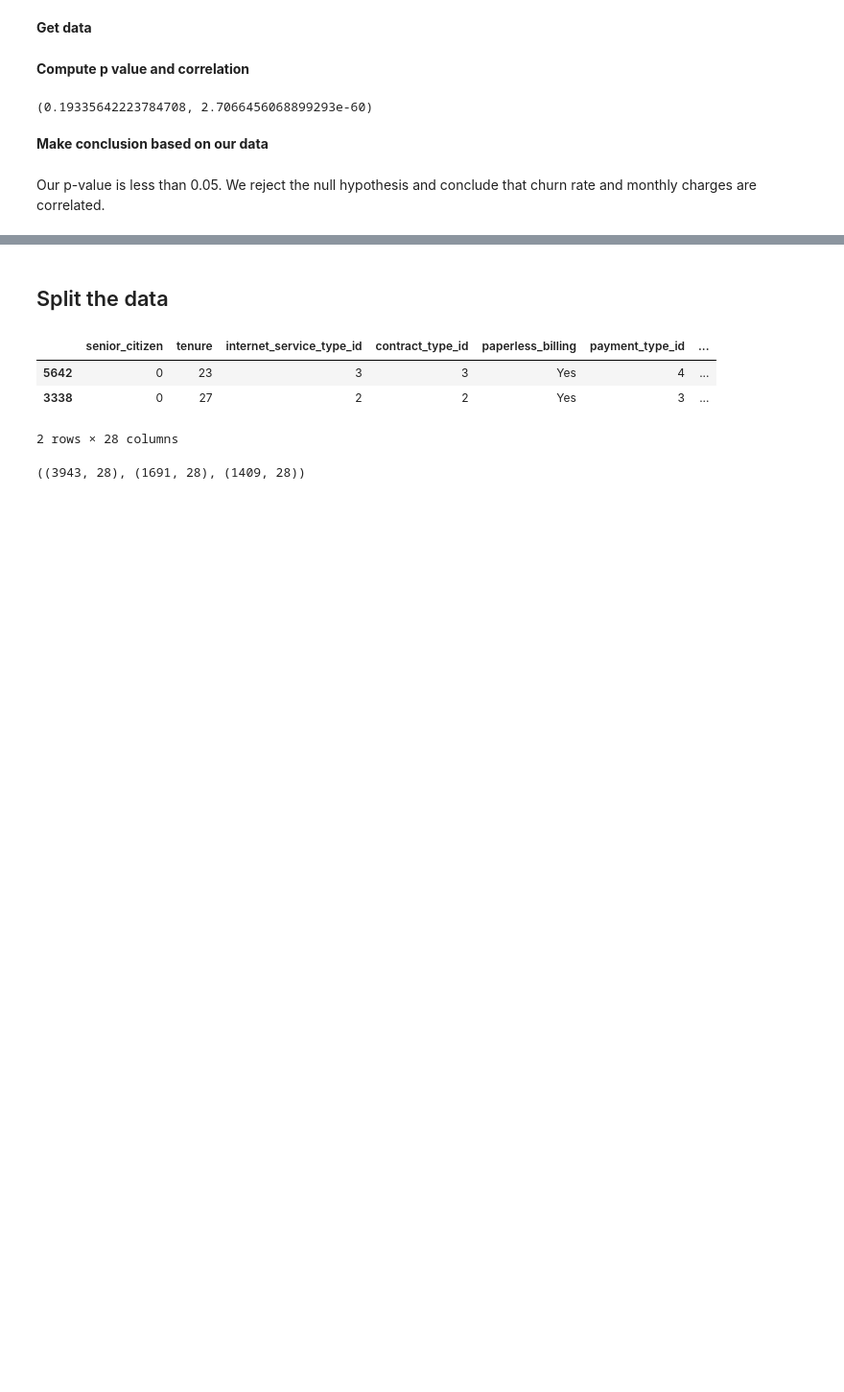
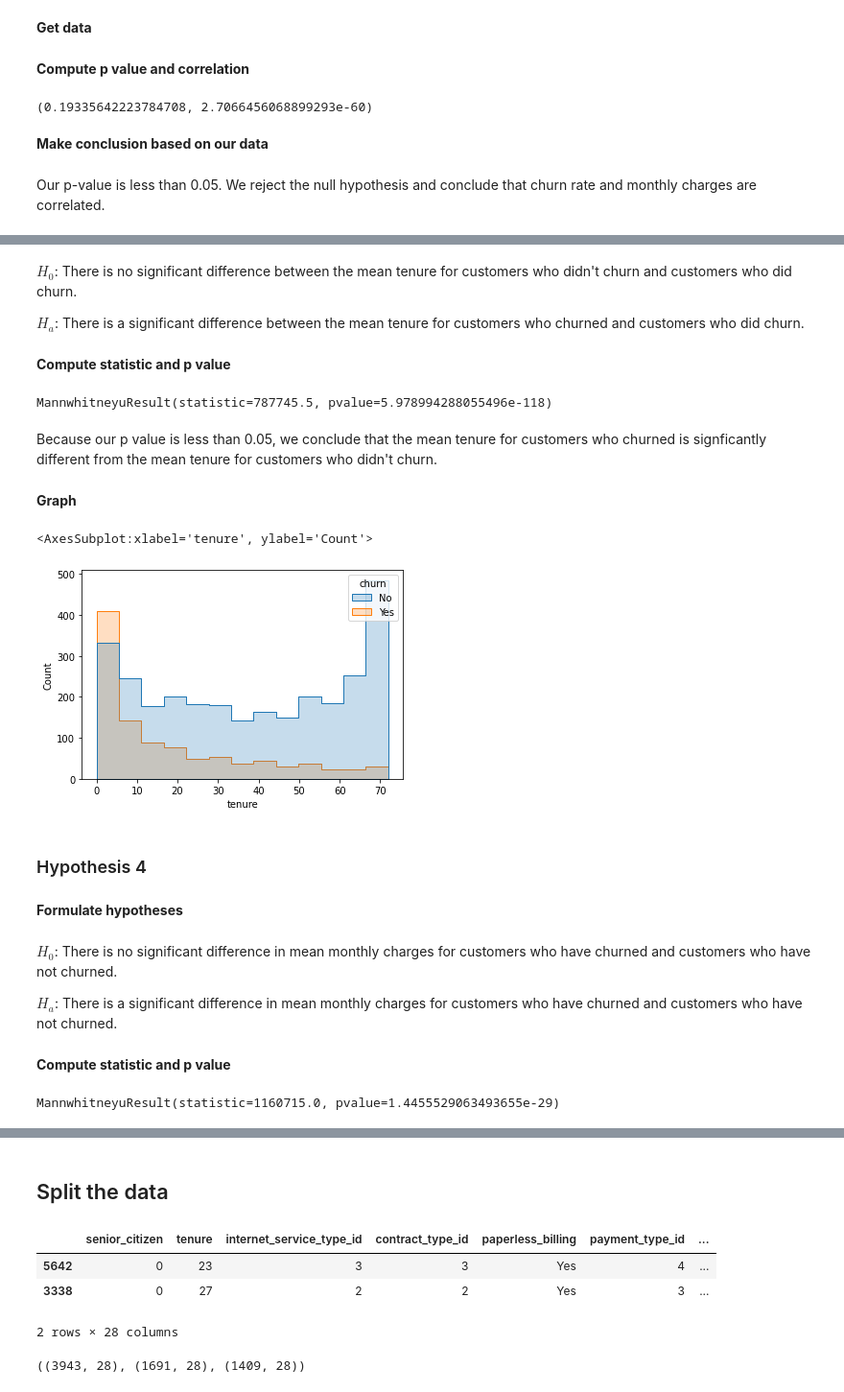
Before and after one commit to malachi-hale/Telco-project, a Jupyter notebook: Project_scratch_work.ipynb, the cells around one changed output, grey strips where cells are left out. Shown at 96% size. Saved outputs shown, nothing was run; the diff lists cells and outputs as text; code cells hidden in the pictures; blank space fills up the shorter version.

```diff
--- a/Project_scratch_work.ipynb
+++ b/Project_scratch_work.ipynb
@@ -297,0 +352,33 @@ Our p-value is less than 0.05. We reject the null hypothesis and conclude that c
+# %% [markdown]
+$H_0$: There is no significant difference between the mean tenure for customers who didn't churn and customers who did churn.
+
+$H_a$: There is a significant difference between the mean tenure for customers who churned and customers who did churn.
+# %% [markdown]
+**Compute statistic and p value**
+# %%
+stats.mannwhitneyu(train_has_churned['tenure'], train_no_churn['tenure'], use_continuity=True)
+# %% [output]
+MannwhitneyuResult(statistic=787745.5, pvalue=5.978994288055496e-118)
+# %% [markdown]
+Because our p value is less than 0.05, we conclude that the mean tenure for customers who churned is signficantly different from the mean tenure for customers who didn't churn.
+# %% [markdown]
+**Graph**
+# %%
+sns.histplot(x=train.tenure, hue=train.churn, element = 'step')
+# %% [output]
+<AxesSubplot:xlabel='tenure', ylabel='Count'>
+[figure, added]
+# %% [markdown]
+### Hypothesis 4
+# %% [markdown]
+**Formulate hypotheses**
+# %% [markdown]
+$H_0$: There is no significant difference in mean monthly charges for customers who have churned and customers who have not churned.
+
+$H_a$: There is a significant difference in mean monthly charges for customers who have churned and customers who have not churned.
+# %% [markdown]
+**Compute statistic and p value**
+# %%
+stats.mannwhitneyu(train_has_churned['monthly_charges'], train_no_churn['monthly_charges'], use_continuity=True)
+# %% [output]
+MannwhitneyuResult(statistic=1160715.0, pvalue=1.4455529063493655e-29)
```
Also changed, not shown: parts of 54 cells of this notebook, 1 other file.
